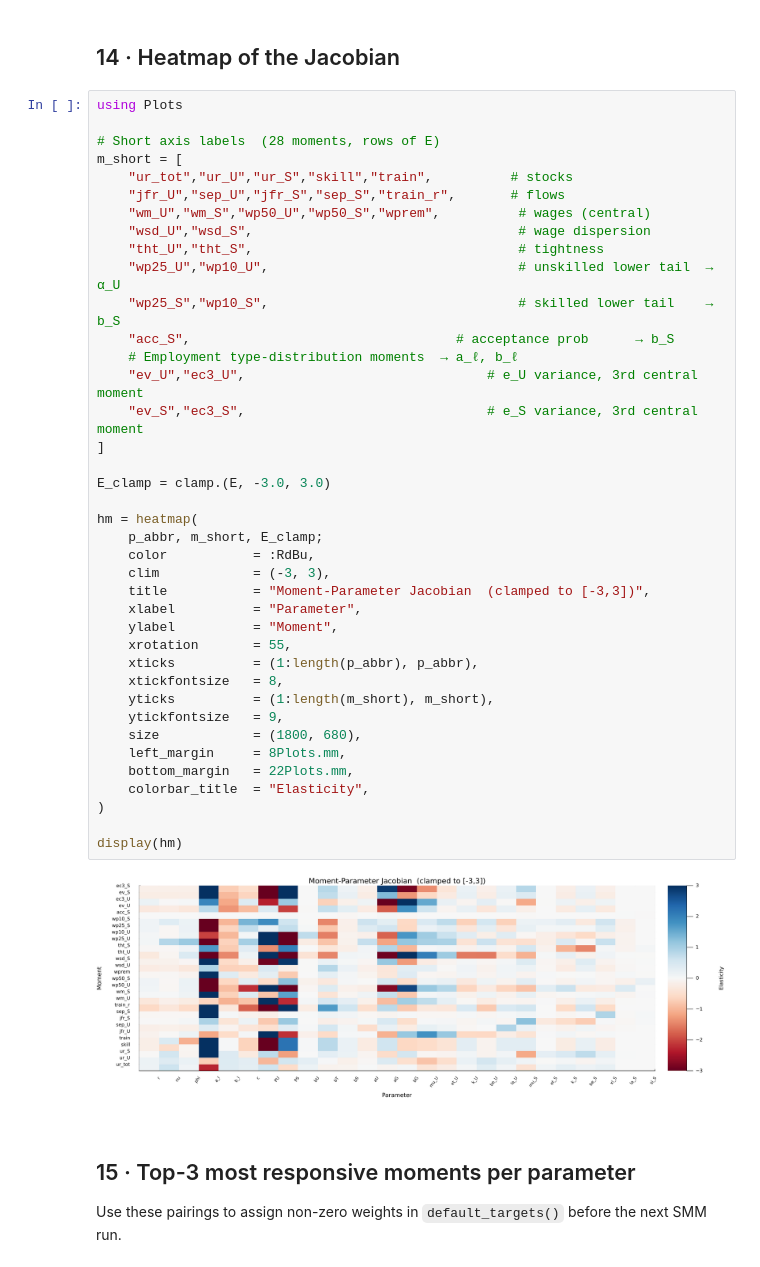
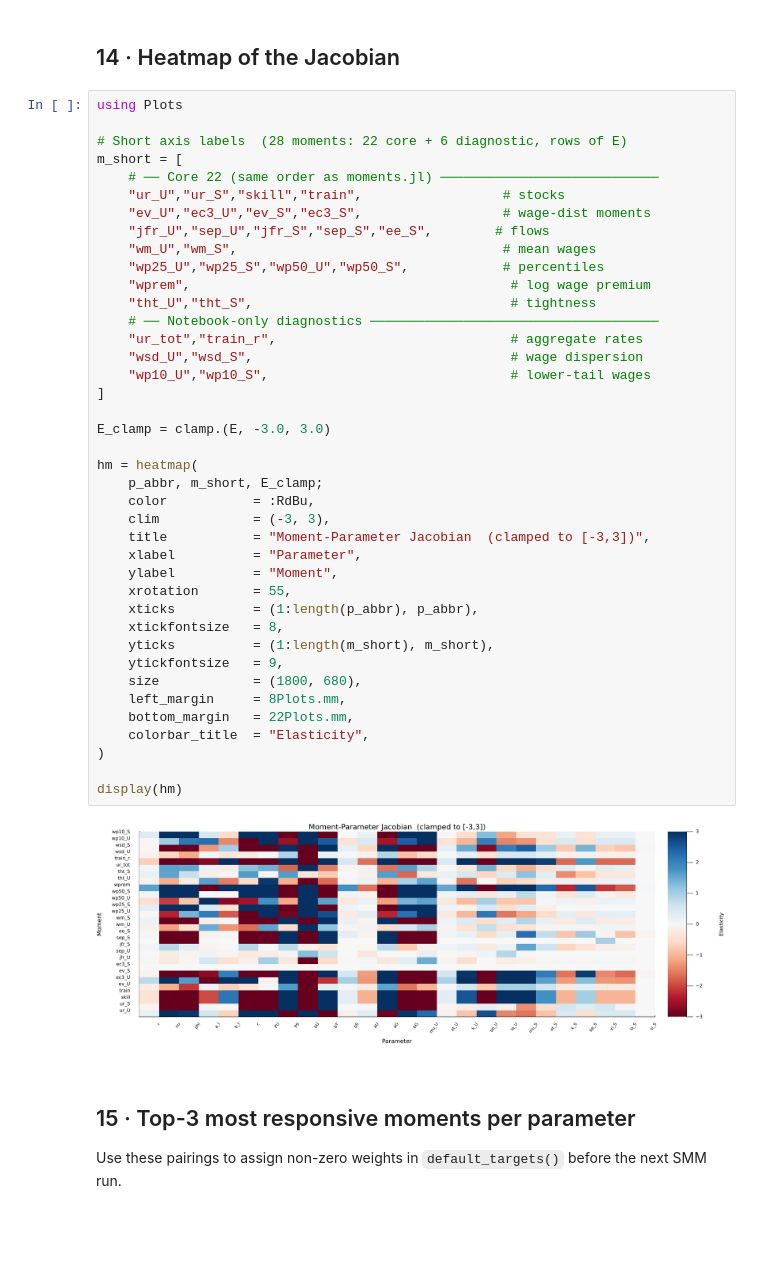
Before and after one commit to RamziChariag/DMP_labour_market_choice, a Jupyter notebook: code/notebooks/sensitivity_analysis.ipynb, the cells around one changed output. Saved outputs shown, nothing was run; the diff lists cells and outputs as text; blank space fills up the shorter version.

```diff
--- a/code/notebooks/sensitivity_analysis.ipynb
+++ b/code/notebooks/sensitivity_analysis.ipynb
@@ -669,44 +680,45 @@ emp_cm3_S                5.1995  unskilled productivity PU
 # %%
 using Plots
 
-# Short axis labels  (28 moments, rows of E)
+# Short axis labels  (28 moments: 22 core + 6 diagnostic, rows of E)
 m_short = [
-    "ur_tot","ur_U","ur_S","skill","train",          # stocks
-    "jfr_U","sep_U","jfr_S","sep_S","train_r",       # flows
-    "wm_U","wm_S","wp50_U","wp50_S","wprem",          # wages (central)
-    "wsd_U","wsd_S",                                  # wage dispersion
-    "tht_U","tht_S",                                  # tightness
-    "wp25_U","wp10_U",                                # unskilled lower tail  → α_U
-    "wp25_S","wp10_S",                                # skilled lower tail    → b_S
-    "acc_S",                                  # acceptance prob      → b_S
-    # Employment type-distribution moments  → a_ℓ, b_ℓ
-    "ev_U","ec3_U",                               # e_U variance, 3rd central moment
-    "ev_S","ec3_S",                               # e_S variance, 3rd central moment
+    # ── Core 22 (same order as moments.jl) ────────────────────────────
+    "ur_U","ur_S","skill","train",                  # stocks
+    "ev_U","ec3_U","ev_S","ec3_S",                  # wage-dist moments
+    "jfr_U","sep_U","jfr_S","sep_S","ee_S",        # flows
+    "wm_U","wm_S",                                  # mean wages
+    "wp25_U","wp25_S","wp50_U","wp50_S",            # percentiles
+    "wprem",                                         # log wage premium
+    "tht_U","tht_S",                                 # tightness
+    # ── Notebook-only diagnostics ─────────────────────────────────────
+    "ur_tot","train_r",                              # aggregate rates
+    "wsd_U","wsd_S",                                 # wage dispersion
+    "wp10_U","wp10_S",                               # lower-tail wages
 ]
 
 E_clamp = clamp.(E, -3.0, 3.0)
 
 hm = heatmap(
     p_abbr, m_short, E_clamp;
     color           = :RdBu,
     clim            = (-3, 3),
     title           = "Moment-Parameter Jacobian  (clamped to [-3,3])",
     xlabel          = "Parameter",
     ylabel          = "Moment",
     xrotation       = 55,
     xticks          = (1:length(p_abbr), p_abbr),
     xtickfontsize   = 8,
     yticks          = (1:length(m_short), m_short),
     ytickfontsize   = 9,
     size            = (1800, 680),
     left_margin     = 8Plots.mm,
     bottom_margin   = 22Plots.mm,
     colorbar_title  = "Elasticity",
 )
 
 display(hm)
 # %% [output]
-[figure, old version]
+[figure, new version]
 # %% [markdown]
 ## 15 · Top-3 most responsive moments per parameter
 
```
Also changed, not shown: parts of 12 cells of this notebook, 25 other files.
